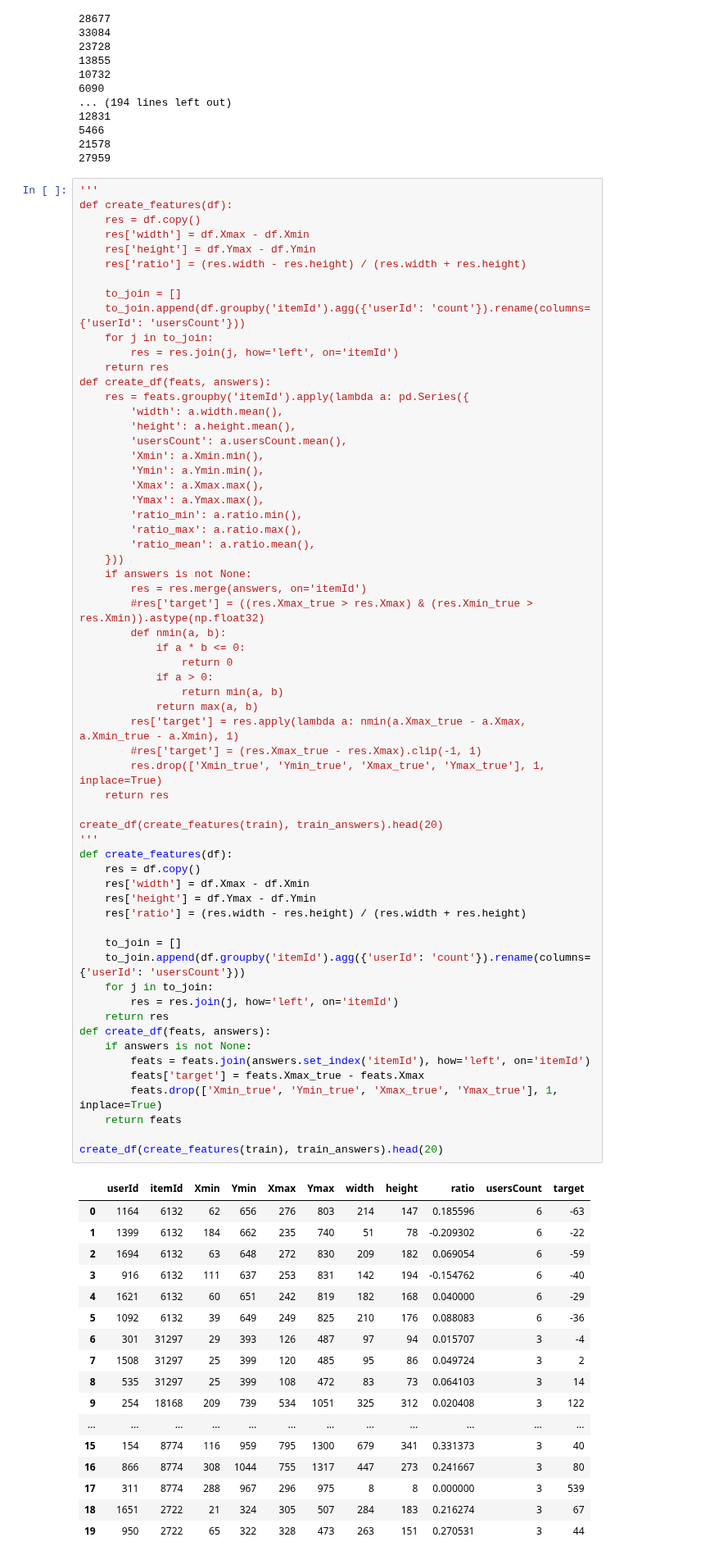
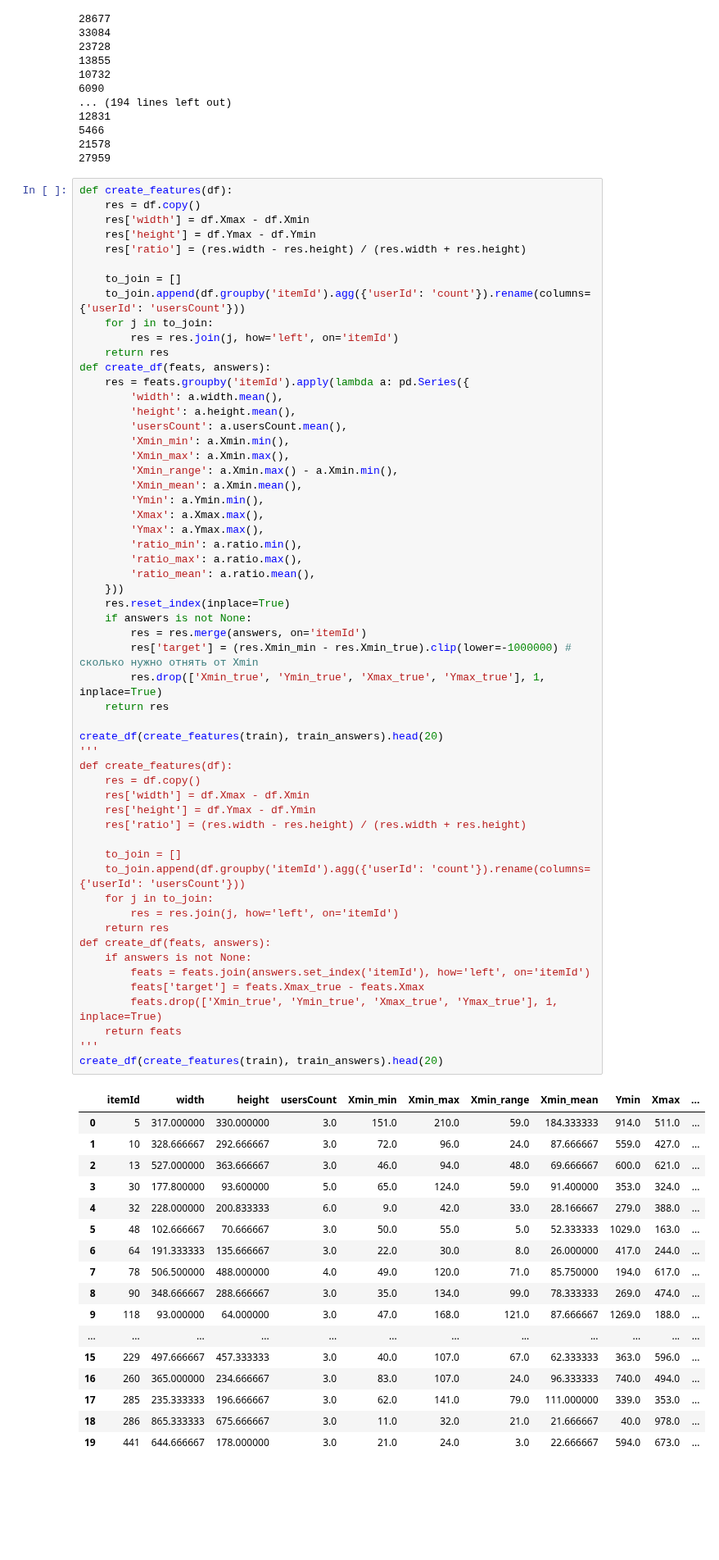
Before and after one commit to tyamgin/mlbootcamp, a Jupyter notebook: championship21/Untitled.ipynb, the cells around one changed output. Shown at 82% size. Saved outputs shown, nothing was run; the diff lists cells and outputs as text; blank space fills up the shorter version.

```diff
--- a/championship21/Untitled.ipynb
+++ b/championship21/Untitled.ipynb
@@ -195,7 +201,6 @@ for row in [train[train.itemId == itemId] for itemId in train.itemId.unique()]:
 21578
 27959
 # %%
-'''
 def create_features(df):
     res = df.copy()
     res['width'] = df.Xmax - df.Xmin
@@ -212,67 +217,63 @@ def create_df(feats, answers):
         'width': a.width.mean(),
         'height': a.height.mean(),
         'usersCount': a.usersCount.mean(),
-        'Xmin': a.Xmin.min(),
+        'Xmin_min': a.Xmin.min(),
+        'Xmin_max': a.Xmin.max(),
+        'Xmin_range': a.Xmin.max() - a.Xmin.min(),
+        'Xmin_mean': a.Xmin.mean(),
         'Ymin': a.Ymin.min(),
         'Xmax': a.Xmax.max(),
         'Ymax': a.Ymax.max(),
         'ratio_min': a.ratio.min(),
         'ratio_max': a.ratio.max(),
         'ratio_mean': a.ratio.mean(),
     }))
+    res.reset_index(inplace=True)
     if answers is not None:
         res = res.merge(answers, on='itemId')
-        #res['target'] = ((res.Xmax_true > res.Xmax) & (res.Xmin_true > res.Xmin)).astype(np.float32)
-        def nmin(a, b):
-            if a * b <= 0:
-                return 0
-            if a > 0:
-                return min(a, b)
-            return max(a, b)
-        res['target'] = res.apply(lambda a: nmin(a.Xmax_true - a.Xmax, a.Xmin_true - a.Xmin), 1)
-        #res['target'] = (res.Xmax_true - res.Xmax).clip(-1, 1)
+        res['target'] = (res.Xmin_min - res.Xmin_true).clip(lower=-1000000) # сколько нужно отнять от Xmin
         res.drop(['Xmin_true', 'Ymin_true', 'Xmax_true', 'Ymax_true'], 1, inplace=True)
     return res
 
 create_df(create_features(train), train_answers).head(20)
 '''
 def create_features(df):
     res = df.copy()
     res['width'] = df.Xmax - df.Xmin
     res['height'] = df.Ymax - df.Ymin
     res['ratio'] = (res.width - res.height) / (res.width + res.height)
 
     to_join = []
     to_join.append(df.groupby('itemId').agg({'userId': 'count'}).rename(columns={'userId': 'usersCount'}))
     for j in to_join:
         res = res.join(j, how='left', on='itemId')
     return res
 def create_df(feats, answers):
     if answers is not None:
         feats = feats.join(answers.set_index('itemId'), how='left', on='itemId')
         feats['target'] = feats.Xmax_true - feats.Xmax
         feats.drop(['Xmin_true', 'Ymin_true', 'Xmax_true', 'Ymax_true'], 1, inplace=True)
     return feats
-
+'''
 create_df(create_features(train), train_answers).head(20)
 # %% [output]
-|  | userId | itemId | Xmin | Ymin | Xmax | Ymax | width | height | ratio | usersCount | target |
-| 0 | 1164 | 6132 | 62 | 656 | 276 | 803 | 214 | 147 | 0.185596 | 6 | -63 |
-| 1 | 1399 | 6132 | 184 | 662 | 235 | 740 | 51 | 78 | -0.209302 | 6 | -22 |
-| 2 | 1694 | 6132 | 63 | 648 | 272 | 830 | 209 | 182 | 0.069054 | 6 | -59 |
-| 3 | 916 | 6132 | 111 | 637 | 253 | 831 | 142 | 194 | -0.154762 | 6 | -40 |
-| 4 | 1621 | 6132 | 60 | 651 | 242 | 819 | 182 | 168 | 0.040000 | 6 | -29 |
-| 5 | 1092 | 6132 | 39 | 649 | 249 | 825 | 210 | 176 | 0.088083 | 6 | -36 |
-| 6 | 301 | 31297 | 29 | 393 | 126 | 487 | 97 | 94 | 0.015707 | 3 | -4 |
-| 7 | 1508 | 31297 | 25 | 399 | 120 | 485 | 95 | 86 | 0.049724 | 3 | 2 |
-| 8 | 535 | 31297 | 25 | 399 | 108 | 472 | 83 | 73 | 0.064103 | 3 | 14 |
-| 9 | 254 | 18168 | 209 | 739 | 534 | 1051 | 325 | 312 | 0.020408 | 3 | 122 |
+|  | itemId | width | height | usersCount | Xmin_min | Xmin_max | Xmin_range | Xmin_mean | Ymin | Xmax | ... |
+| 0 | 5 | 317.000000 | 330.000000 | 3.0 | 151.0 | 210.0 | 59.0 | 184.333333 | 914.0 | 511.0 | ... |
+| 1 | 10 | 328.666667 | 292.666667 | 3.0 | 72.0 | 96.0 | 24.0 | 87.666667 | 559.0 | 427.0 | ... |
+| 2 | 13 | 527.000000 | 363.666667 | 3.0 | 46.0 | 94.0 | 48.0 | 69.666667 | 600.0 | 621.0 | ... |
+| 3 | 30 | 177.800000 | 93.600000 | 5.0 | 65.0 | 124.0 | 59.0 | 91.400000 | 353.0 | 324.0 | ... |
+| 4 | 32 | 228.000000 | 200.833333 | 6.0 | 9.0 | 42.0 | 33.0 | 28.166667 | 279.0 | 388.0 | ... |
+| 5 | 48 | 102.666667 | 70.666667 | 3.0 | 50.0 | 55.0 | 5.0 | 52.333333 | 1029.0 | 163.0 | ... |
+| 6 | 64 | 191.333333 | 135.666667 | 3.0 | 22.0 | 30.0 | 8.0 | 26.000000 | 417.0 | 244.0 | ... |
+| 7 | 78 | 506.500000 | 488.000000 | 4.0 | 49.0 | 120.0 | 71.0 | 85.750000 | 194.0 | 617.0 | ... |
+| 8 | 90 | 348.666667 | 288.666667 | 3.0 | 35.0 | 134.0 | 99.0 | 78.333333 | 269.0 | 474.0 | ... |
+| 9 | 118 | 93.000000 | 64.000000 | 3.0 | 47.0 | 168.0 | 121.0 | 87.666667 | 1269.0 | 188.0 | ... |
 | ... | ... | ... | ... | ... | ... | ... | ... | ... | ... | ... | ... |
-| 15 | 154 | 8774 | 116 | 959 | 795 | 1300 | 679 | 341 | 0.331373 | 3 | 40 |
-| 16 | 866 | 8774 | 308 | 1044 | 755 | 1317 | 447 | 273 | 0.241667 | 3 | 80 |
-| 17 | 311 | 8774 | 288 | 967 | 296 | 975 | 8 | 8 | 0.000000 | 3 | 539 |
-| 18 | 1651 | 2722 | 21 | 324 | 305 | 507 | 284 | 183 | 0.216274 | 3 | 67 |
-| 19 | 950 | 2722 | 65 | 322 | 328 | 473 | 263 | 151 | 0.270531 | 3 | 44 |
+| 15 | 229 | 497.666667 | 457.333333 | 3.0 | 40.0 | 107.0 | 67.0 | 62.333333 | 363.0 | 596.0 | ... |
+| 16 | 260 | 365.000000 | 234.666667 | 3.0 | 83.0 | 107.0 | 24.0 | 96.333333 | 740.0 | 494.0 | ... |
+| 17 | 285 | 235.333333 | 196.666667 | 3.0 | 62.0 | 141.0 | 79.0 | 111.000000 | 339.0 | 353.0 | ... |
+| 18 | 286 | 865.333333 | 675.666667 | 3.0 | 11.0 | 32.0 | 21.0 | 21.666667 | 40.0 | 978.0 | ... |
+| 19 | 441 | 644.666667 | 178.000000 | 3.0 | 21.0 | 24.0 | 3.0 | 22.666667 | 594.0 | 673.0 | ... |
 # %%
 class MyScaler():
     def fit_transform(self, X, inplace=False):
```
Also changed, not shown: parts of 14 cells of this notebook, 1 other file.
